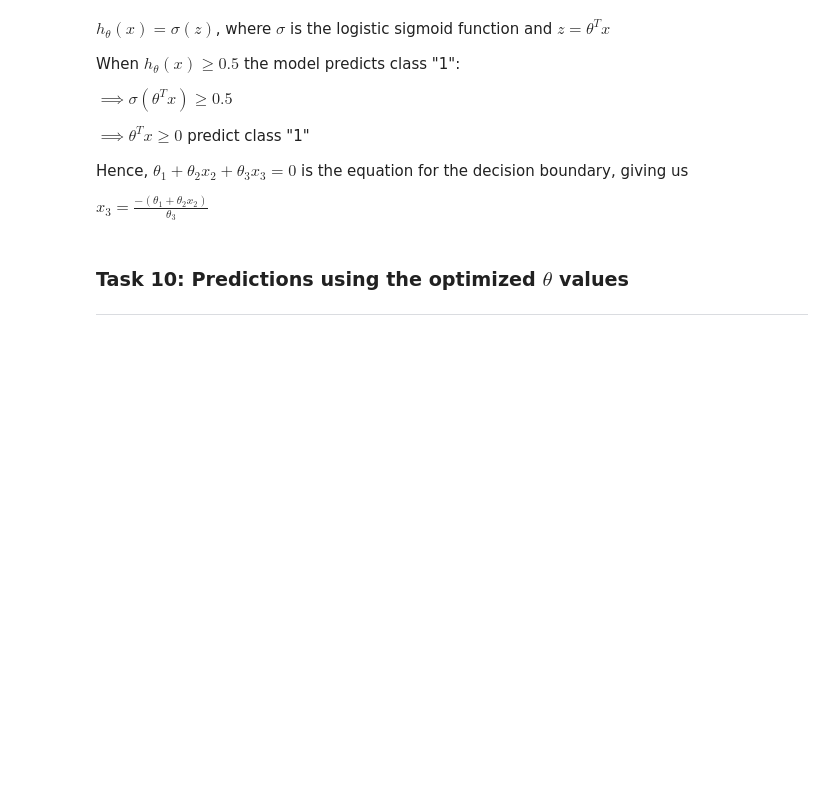
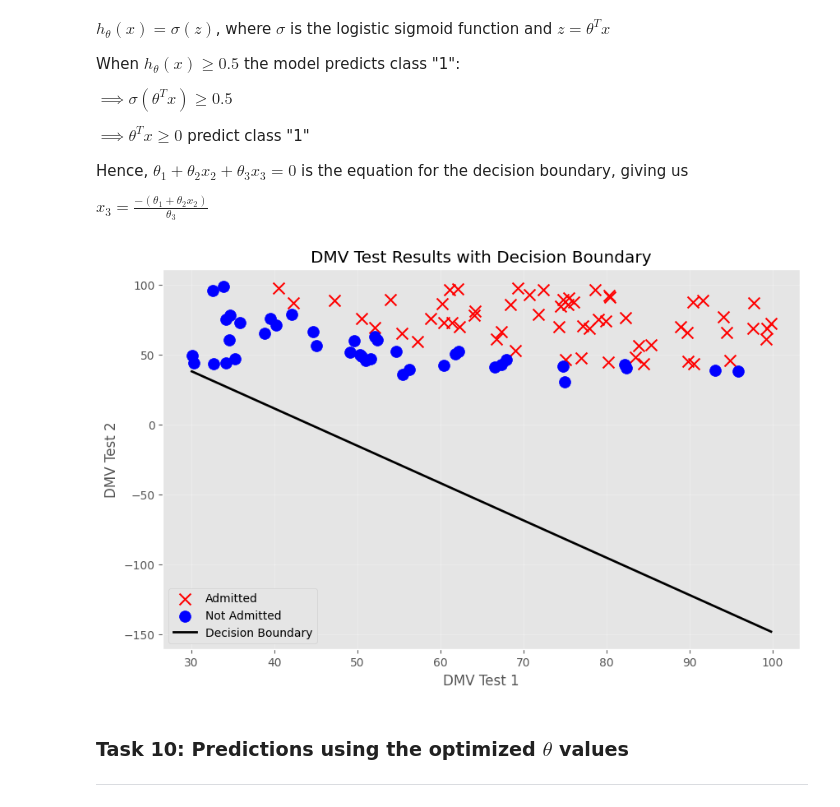
Before and after one commit to Vineelag2122/Machine-Learning, a Jupyter notebook: Lab4_AP23110011644.ipynb, the cells around one changed output. Saved outputs shown, nothing was run; the diff lists cells and outputs as text; code cells hidden in the pictures; blank space fills up the shorter version.

```diff
--- a/Lab4_AP23110011644.ipynb
+++ b/Lab4_AP23110011644.ipynb
@@ -101,6 +150,24 @@ $\implies \theta^Tx \geq 0$ predict class "1"
 Hence, $\theta_1 + \theta_2x_2 + \theta_3x_3 = 0$ is the equation for the decision boundary, giving us
 
 $ x_3 = \frac{-(\theta_1+\theta_2x_2)}{\theta_3}$
+# %%
+x_min = min(admitted['DMV_Test_1'].min(), not_admitted['DMV_Test_1'].min())
+x_max = max(admitted['DMV_Test_1'].max(), not_admitted['DMV_Test_1'].max())
+x_values = np.linspace(x_min, x_max, 100)
+y_values = -(optimized_theta[0] + optimized_theta[1] * x_values) / optimized_theta[2]
+
+plt.figure(figsize=(10, 6))
+plt.scatter(admitted['DMV_Test_1'], admitted['DMV_Test_2'], s=100, marker='x', color='red', label='Admitted')
+plt.scatter(not_admitted['DMV_Test_1'], not_admitted['DMV_Test_2'], s=100, marker='o', color='blue', label='Not Admitted')
+plt.plot(x_values, y_values, c='black', linewidth=2, label='Decision Boundary')
+plt.xlabel('DMV Test 1')
+plt.ylabel('DMV Test 2')
+plt.title('DMV Test Results with Decision Boundary')
+plt.legend()
+plt.grid(True, alpha=0.3)
+plt.show()
+# %% [output]
+[figure, added]
 # %% [markdown]
 ### Task 10: Predictions using the optimized $\theta$ values
 ---
```
Also changed, not shown: parts of 6 cells of this notebook.
